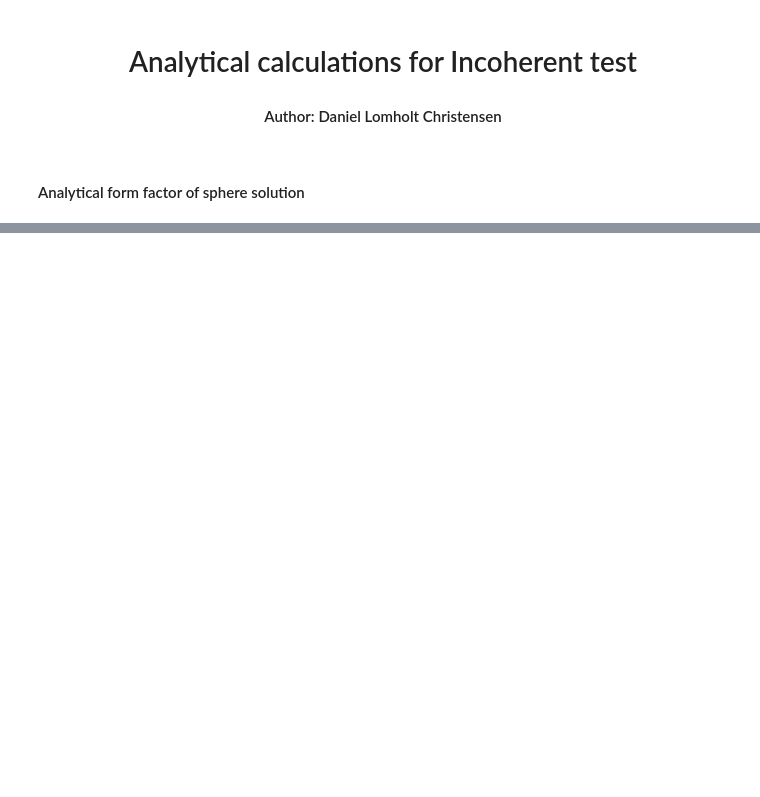
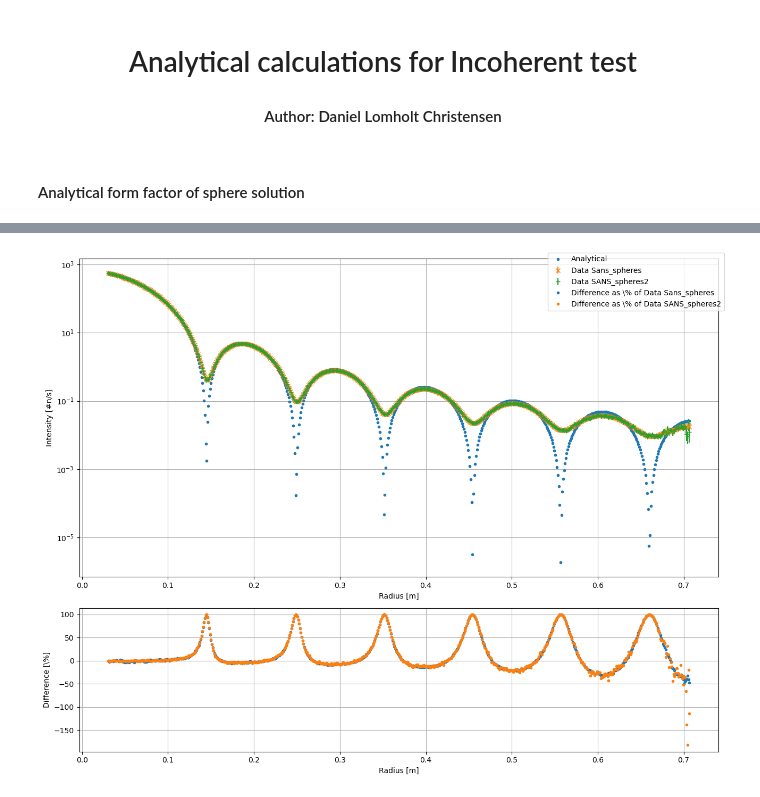
Before and after one commit to Lomholy/McStas_sample_component, a Jupyter notebook: Sans/Analytical.ipynb, the cells around one changed output, grey strips where cells are left out. Cells and saved outputs as stored; diff of their text form; code cells hidden in the pictures; blank space fills up the shorter version.

```diff
--- a/Sans/Analytical.ipynb
+++ b/Sans/Analytical.ipynb
@@ -116,0 +174,53 @@ ax[1].imshow(data.Intensity, norm="log")
+# %%
+fig, ax = plt.subplot_mosaic([['main', 'main'],
+                              ['main', 'main'],
+                              ['diff', 'diff']],
+                             figsize=(13,10))
+
+q = np.sin((two_theta)*np.pi/180/2)*4*np.pi/wavelength
+
+
+
+start_idx = 30
+r = 5 * np.tan(two_theta*np.pi/180)
+r = r [start_idx:]
+
+ax['main'].set(yscale="log")
+ax['main'].plot(r,anal[start_idx:], '.',label="Analytical")
+# q = np.insert(q,'main',1e-3)[:-1]
+ax['main'].errorbar(r, I[start_idx:], E[start_idx:], fmt='x', label="Data Sans_spheres")
+ax['main'].errorbar(r, I_andreas[start_idx:], E_andreas[start_idx:], fmt='+' ,label="Data SANS_spheres2")
+
+# Set legends and labels
+
+ax['main'].grid(True, which='major')
+ax['main'].set(xlabel="Radius [m]", ylabel="Intensity [#n/s]",
+            #    ylim=(7e-37,7.25e-37)
+               )
+
+# I_cum = np.cumsum(I[start_idx:])
+# I_and_cum = np.cumsum(I_andreas[start_idx:])
+# anal_cum = np.cumsum(anal[start_idx:])
+
+# I_cum_diff = I_cum - anal_cum
+# I_and_cum_diff = I_and_cum - anal_cum
+
+# ax['diff'].plot(r, I_cum_diff/I_cum * 100,'.b',markersize=2, label=r'Difference as \% of Data Sans_spheres')
+# ax['diff'].plot(r, I_and_cum_diff/I_and_cum * 100,'.',markersize=2, label=r'Difference as \% of Data SANS_spheres2')
+I_diff = (I - anal)/I
+I_diff_andreas = (I_andreas - anal)/I_andreas
+ax['diff'].plot(r,  I_diff[start_idx:] * 100,'.', label=r'Difference as \% of Data Sans_spheres')
+ax['diff'].plot(r, I_diff_andreas[start_idx:] * 100,'.', label=r'Difference as \% of Data SANS_spheres2')
+# ax['diff'].plot(r,  (I[start_idx:] - I_andreas[start_idx:])/I[start_idx:],'.b',markersize=2, label=r'Difference as \% of Data Sans_spheres')
+
+
+# ax['diff'].set(yscale="log")
+ax['diff'].set(xlabel="Radius [m]", ylabel=r"Difference [\%]",
+               # ylim=(-0.2, 0.1)
+               )
+ax['diff'].grid(True)
+fig.legend()
+
+fig.tight_layout()
+# %% [output]
+[figure, added]
```
Also changed, not shown: parts of 5 cells of this notebook.
